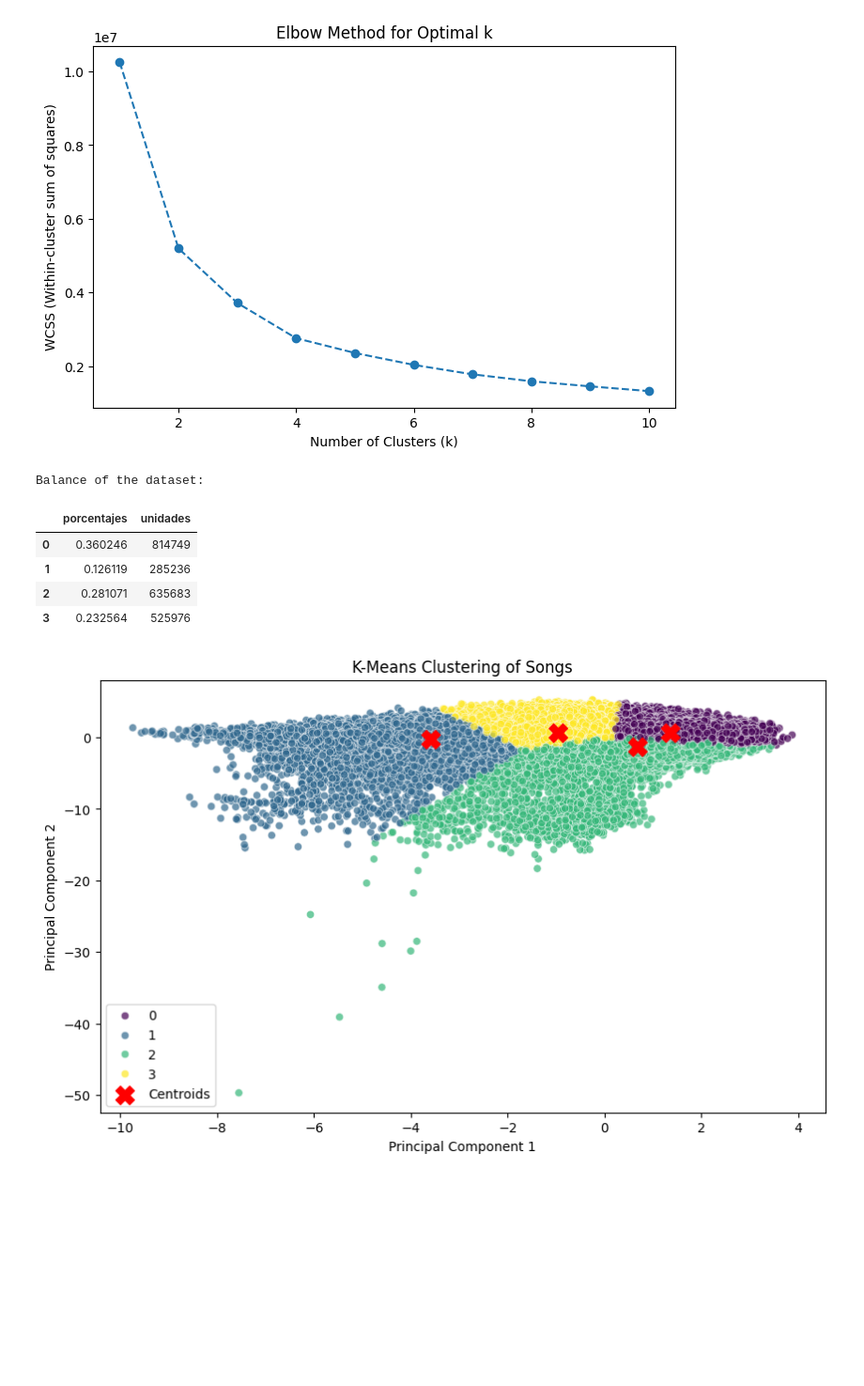
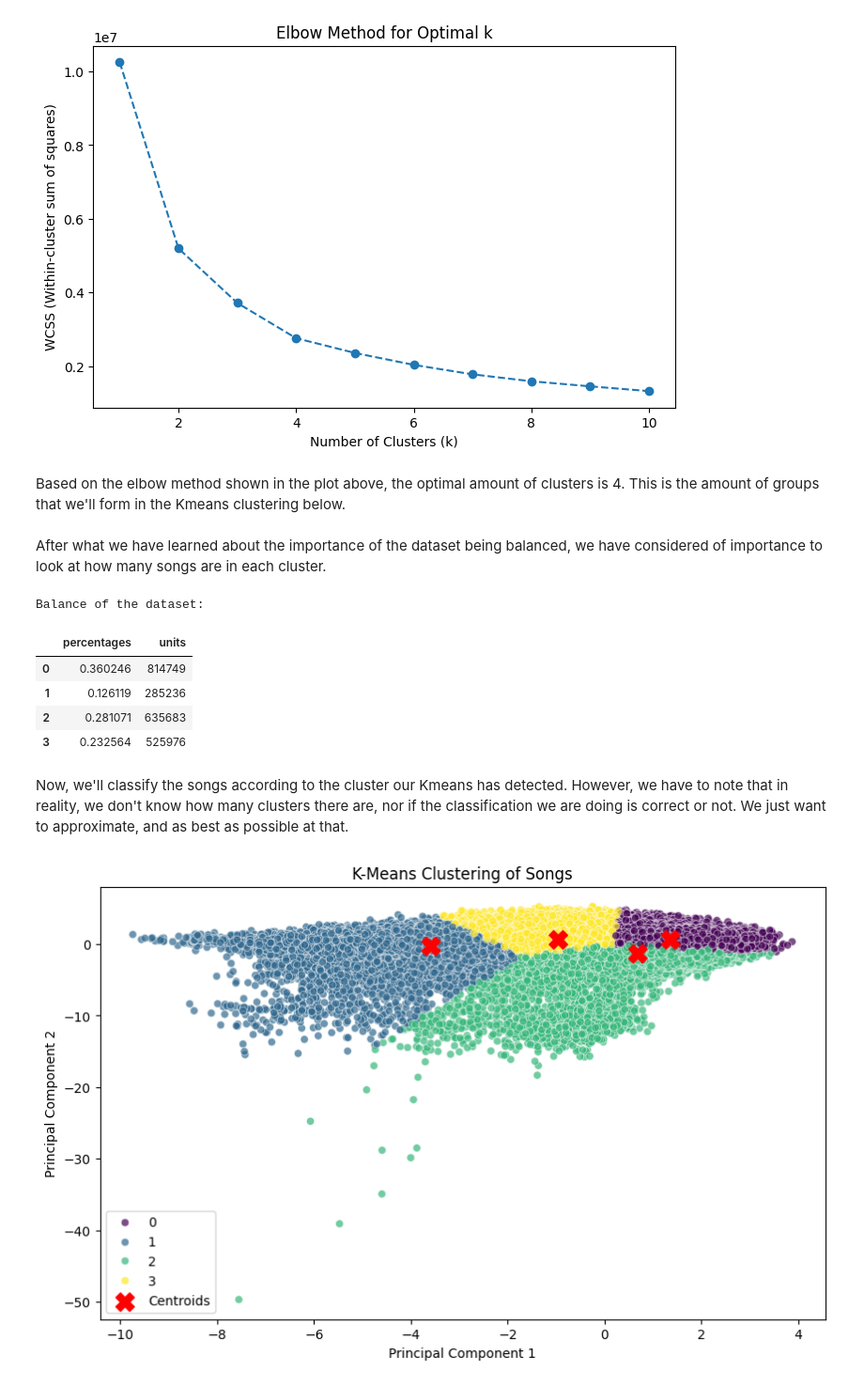
Before and after one commit to enekobarod/Suggestify, a Jupyter notebook: Suggestify/notebook/Suggestify.ipynb, the cells around one changed output. Shown at 94% size. Saved outputs shown, nothing was run; the diff lists cells and outputs as text; code cells hidden in the pictures; blank space fills up the shorter version.

```diff
--- a/Suggestify/notebook/Suggestify.ipynb
+++ b/Suggestify/notebook/Suggestify.ipynb
@@ -39,7 +43,7 @@ venv_path = os.path.dirname(os.path.dirname(sys.executable))
 project_path = os.path.dirname(venv_path)
 # %%
-sqlite_conn = sqlite3.connect(project_path+"/extracted.db") #clase
-#sqlite_conn = sqlite3.connect(venv_path+"/extracted.db") #portatil
+#sqlite_conn = sqlite3.connect(project_path+"/extracted.db") #clase
+sqlite_conn = sqlite3.connect(venv_path+"/extracted.db") #portatil
 
 cursor = sqlite_conn.cursor()
 
@@ -105,9 +149,6 @@ df_og['album_id'] = df_og['album_name'].astype('category').cat.codes
 # %%
-df = df_og[["track_id", "track_name", "artist_name", "artist_id", "album_name", "album_id", "duration_ms", "danceability", "energy", "key", "loudness", "mode", "speechiness",
-                "acousticness", "instrumentalness", "liveness", "valence", "tempo", "time_signature"]]
-
-df_todo_util = df_og[["track_id", "track_name", "artist_name", "artist_id", "album_name", "album_id", "duration_ms", "danceability", "energy", "key", "loudness", "mode", "speechiness",
-                "acousticness", "instrumentalness", "liveness", "valence", "tempo", "time_signature"]]
+df = df_og[["track_id", "track_name", "artist_name", "artist_id", "album_name", "album_id", "duration_ms", "danceability", "energy", "key",
+            "loudness", "mode", "speechiness","acousticness", "instrumentalness", "liveness", "valence", "tempo", "time_signature"]]
 
 df_others = df_og[["track_id", "track_uri", "artist_uri", "album_uri", "type", "uri", "id", "fduration_ms", "track_href", "analysis_url"]]
 # %% [markdown]
@@ -269,0 +271,29 @@ plt.show()
+# %%
+X_rank = np.linalg.matrix_rank(df_scaled)
+print('Rank of X_train:', X_rank)
+
+K_linspace = np.linspace(0, 0.75 * X_rank, 10, dtype=int)
+Ks = np.unique(K_linspace)
+
+RMSE_train = []
+
+if 0 in Ks:
+    X_recon_k0 = np.zeros_like(df_scaled)
+    mse_k0 = mean_squared_error(df_scaled, X_recon_k0)
+    RMSE_train.append(np.sqrt(mse_k0))
+
+for k in Ks[Ks > 0]:
+    pca = PCA(n_components=k)
+    X_proj = pca.fit_transform(df_scaled)
+    X_recon = pca.inverse_transform(X_proj)
+    mse = mean_squared_error(df_scaled, X_recon)
+    RMSE_train.append(np.sqrt(mse))
+
+# Plot
+fig, ax = plt.subplots()
+ax.plot(Ks, RMSE_train, marker="o")
+plt.title("Train set reconstruction error")
+plt.xlabel("num PCs")
+plt.ylabel("RMSE")
+plt.grid(True)
+plt.show()
@@ -416,6 +445,8 @@ plt.title("Elbow Method for Optimal k")
 plt.show()
 # %% [output]
 [figure]
+# %% [markdown]
+Based on the elbow method shown in the plot above, the optimal amount of clusters is 4. This is the amount of groups that we'll form in the Kmeans clustering below.
 # %%
 optimal_k = 4   #based on elbow method results
 # %%
@@ -427,28 +458,32 @@ df_pca['Cluster'] = kmeans.fit_predict(X)
 centroids = kmeans.cluster_centers_
+# %% [markdown]
+After what we have learned about the importance of the dataset being balanced, we have considered of importance to look at how many songs are in each cluster.
 # %%
 c0 = (df_pca['Cluster'] == 0).sum()
 c1 = (df_pca['Cluster'] == 1).sum()
 c2 = (df_pca['Cluster'] == 2).sum()
 c3 = (df_pca['Cluster'] == 3).sum()
 
 suma= c0+c1+c2+c3
 
 
 prueba= pd.DataFrame()
 porcentajes= [c0/suma, c1/suma, c2/suma, c3/suma]
 unidades= [c0, c1, c2, c3]
-prueba["porcentajes"]= porcentajes
-prueba["unidades"]= unidades
+prueba["percentages"]= porcentajes
+prueba["units"]= unidades
 
 print("Balance of the dataset:")
 prueba
 # %% [output]
 Balance of the dataset:
-|  | porcentajes | unidades |
+|  | percentages | units |
 | 0 | 0.360246 | 814749 |
 | 1 | 0.126119 | 285236 |
 | 2 | 0.281071 | 635683 |
 | 3 | 0.232564 | 525976 |
+# %% [markdown]
+Now, we'll classify the songs according to the cluster our Kmeans has detected. However, we have to note that in reality, we don't know how many clusters there are, nor if the classification we are doing is correct or not. We just want to approximate, and as best as possible at that.
 # %%
 plt.figure(figsize=(10, 6))
 sns.scatterplot(x=df_pca['PC1'], y=df_pca['PC2'], hue=df_pca['Cluster'], palette='viridis', alpha=0.7)
```
Also changed, not shown: parts of 84 cells of this notebook.
